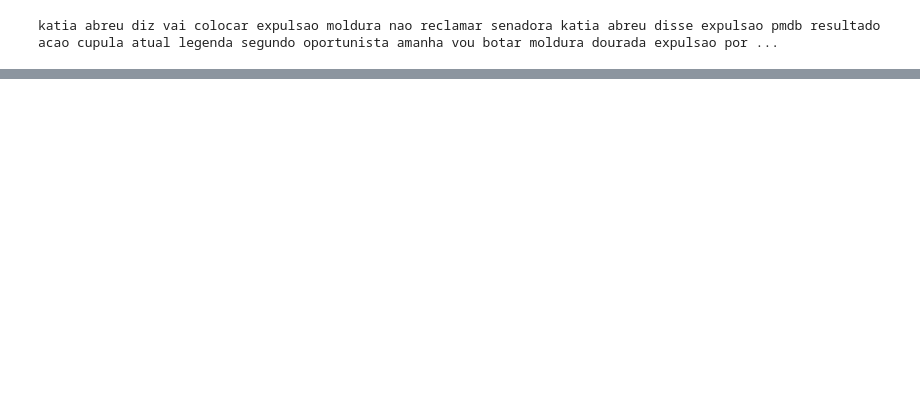
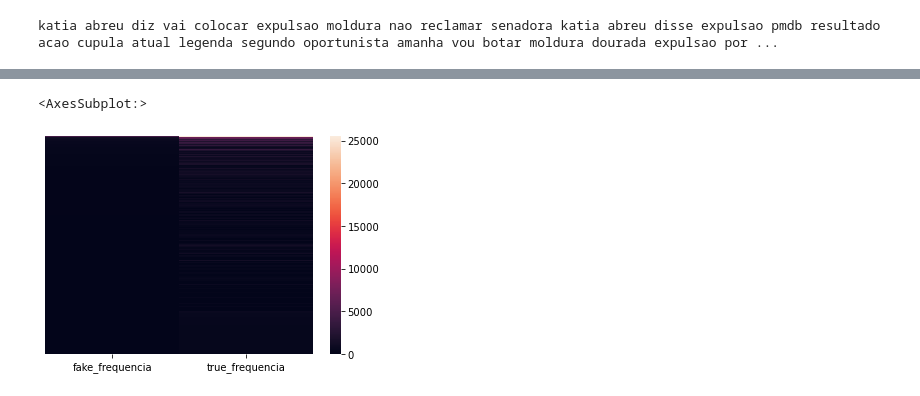
Before and after one commit to DanPascoalato/artificial-inteligence-101, a Jupyter notebook: notebooks/fake_newsversion2.ipynb, the cells around one changed output, grey strips where cells are left out. Cells and saved outputs as stored; diff of their text form; code cells hidden in the pictures; blank space fills up the shorter version.

```diff
--- a/notebooks/fake_newsversion2.ipynb
+++ b/notebooks/fake_newsversion2.ipynb
@@ -180,0 +208,10 @@ ValueError: could not convert string to float: 'katia abreu diz vai colocar expu
+# %%
+finalmente_fake = dict(limitando_fake)
+finalmente_true = dict(limitando_true)
+# %%
+series_fake = pd.Series(finalmente_fake, name='fake_frequencia')
+series_true = pd.Series(finalmente_true, name='true_frequencia')
+# %%
+dataframe = pd.concat([series_fake, series_true], axis = 1)
+# %%
+dataframe.fillna(0, inplace=True)
@@ -180,0 +310,6 @@ ValueError: could not convert string to float: 'katia abreu diz vai colocar expu
+# %%
+import seaborn as sns
+sns.heatmap(dataframe, yticklabels=0)
+# %% [output]
+<AxesSubplot:>
+[figure, added]
```
Also changed, not shown: parts of 28 cells of this notebook.
